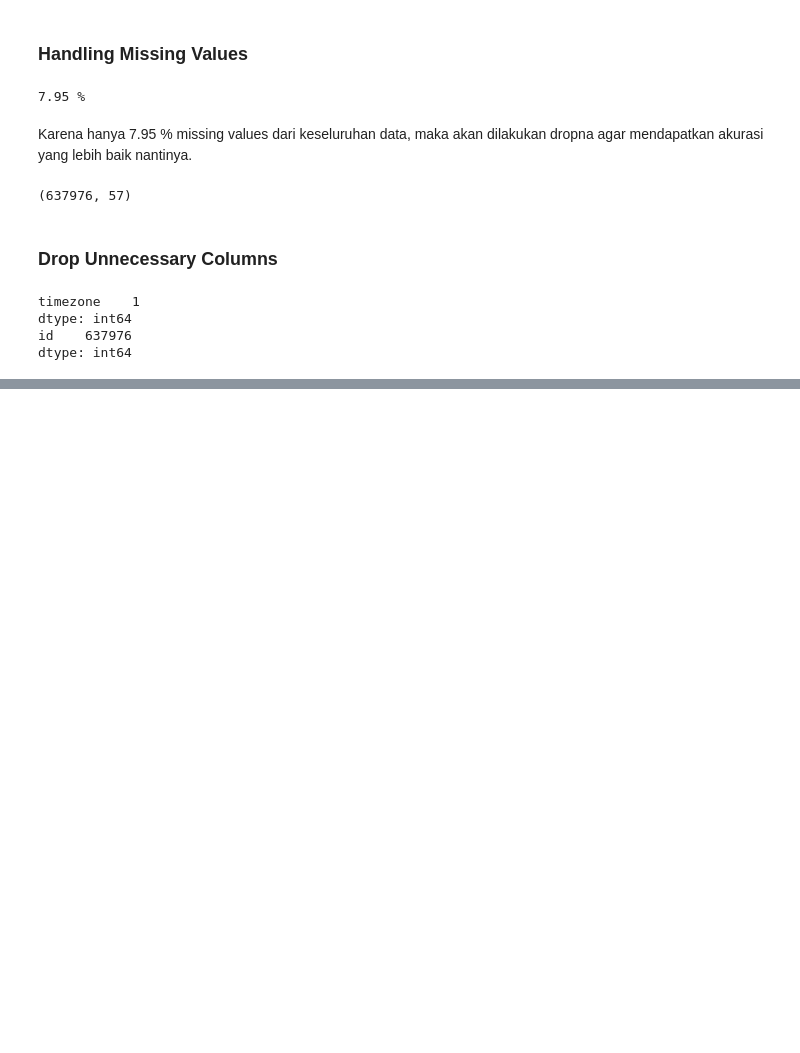
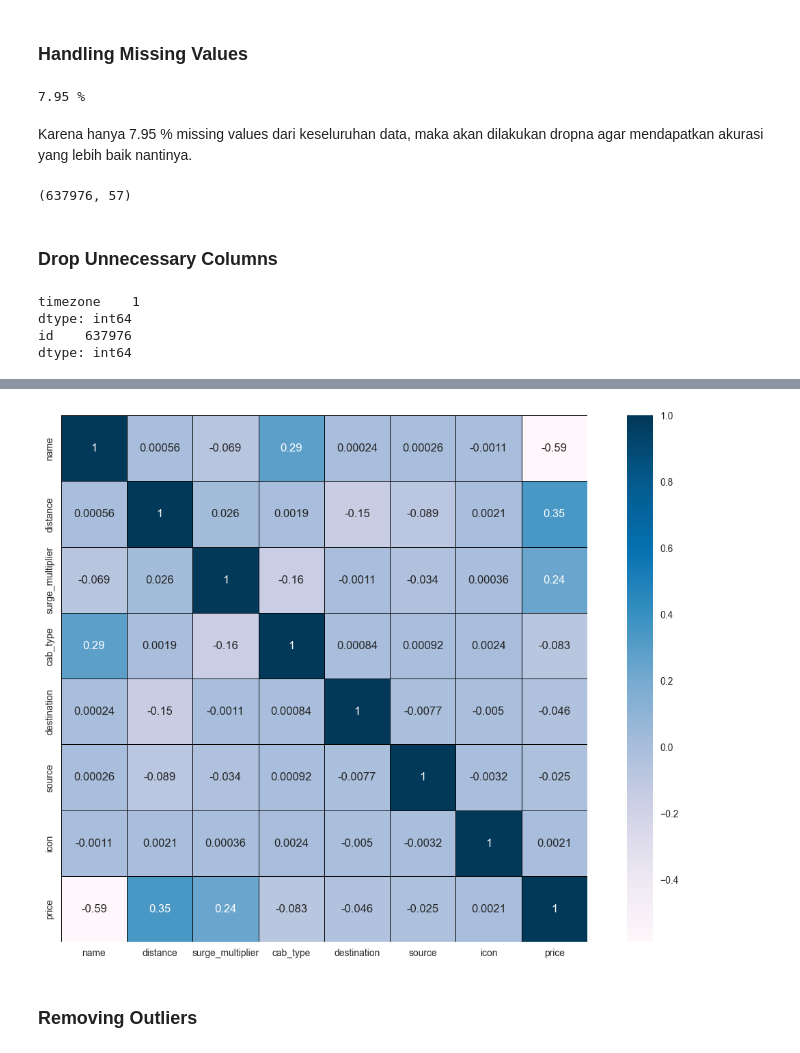
Before and after one commit to yusrainiasraa/Hacktiv8, a Jupyter notebook: Final_Project/PYTN_KampusMerdeka_fp1_Yusraini.ipynb, the cells around one changed output, grey strips where cells are left out. Drawn from its saved outputs; the diff is of its cells as text; code cells hidden in the pictures; blank space fills up the shorter version.

```diff
--- a/Final_Project/PYTN_KampusMerdeka_fp1_Yusraini.ipynb
+++ b/Final_Project/PYTN_KampusMerdeka_fp1_Yusraini.ipynb
@@ -270,0 +264,19 @@ top_5_corr
+# %%
+# Membuat fungsi heat_map dengan 2 parameter
+# nama df adalah nama datasetnya, list kolom adalah list korelasi yang ingin di cek
+def heat_map(nama_df,list_kolom):
+    df_heatmap = nama_df[list_kolom] #Memasukkan data kolom tersebut kedalam variabel baru
+    plt.figure(figsize=(15,10)) #Mengatur ukuran
+
+    #Membuat heat map dengan menampilkan nilai dari korelasi
+    sns.heatmap(df_heatmap.corr(),
+                annot=True,
+                cmap="PuBu",
+                linewidths=.5,
+                linecolor='black',
+                square=True)
+# %%
+heatmap = ['name', 'distance', 'surge_multiplier', 'cab_type', 'destination','source', 'icon','price']
+heat_map(df_encode,heatmap)
+# %% [output]
+[figure, added]
@@ -270,0 +286,2 @@ top_5_corr
+# %% [markdown]
+### Removing Outliers
```
Also changed, not shown: parts of 59 cells of this notebook.
